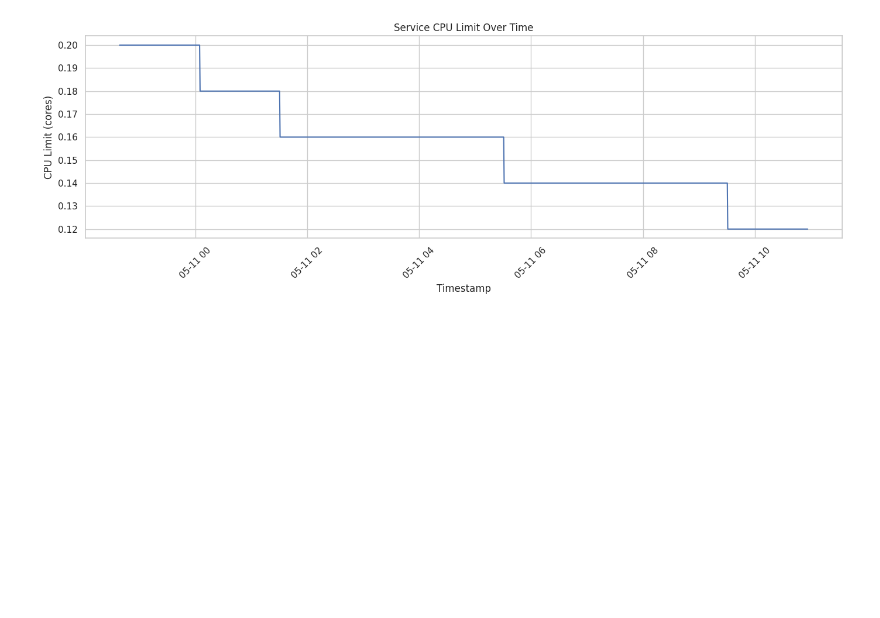
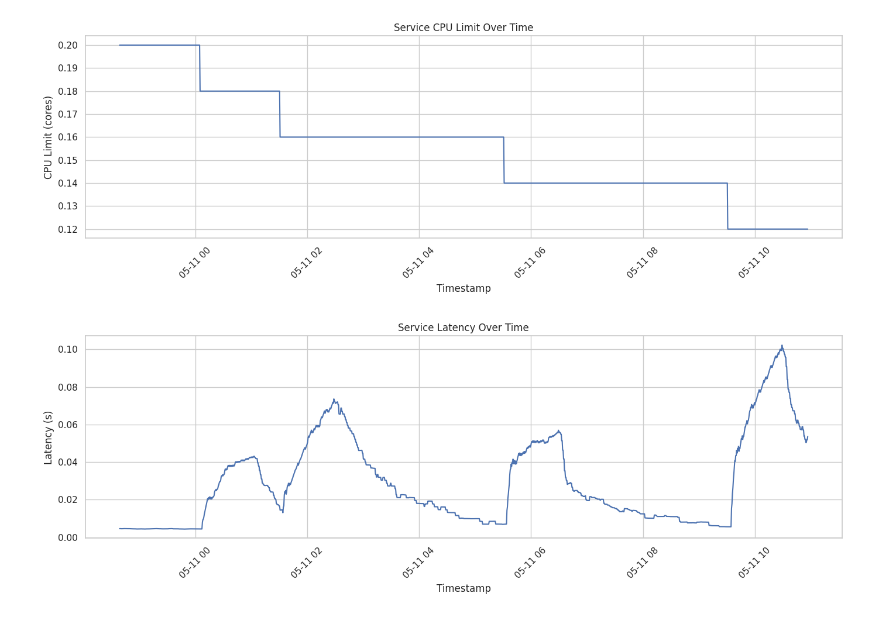
Before and after one commit to cepdnaclk/e19-4yp-AI-Dirven-Latency-Constrained-Resource-Management-In-Kubernetes, a Jupyter notebook: results/randpwgen_cpu_limit_reduction.ipynb, the cells around one changed output. Cells and saved outputs as stored; diff of their text form; code cells hidden in the pictures; blank space fills up the shorter version.

Commit message:
Add latency over time plot

```diff
--- a/results/randpwgen_cpu_limit_reduction.ipynb
+++ b/results/randpwgen_cpu_limit_reduction.ipynb
@@ -39,3 +39,8 @@ def plot_time_series(x, y, ylabel, title):
 plot_time_series(df['Timestamp'], df['CPU Limit'], 'CPU Limit (cores)', 'Service CPU Limit Over Time')
 # %% [output]
 [figure]
+# %%
+# 1. Latency over time
+plot_time_series(df['Timestamp'], df['Latency'], 'Latency (s)', 'Service Latency Over Time')
+# %% [output]
+[figure, added]
```
